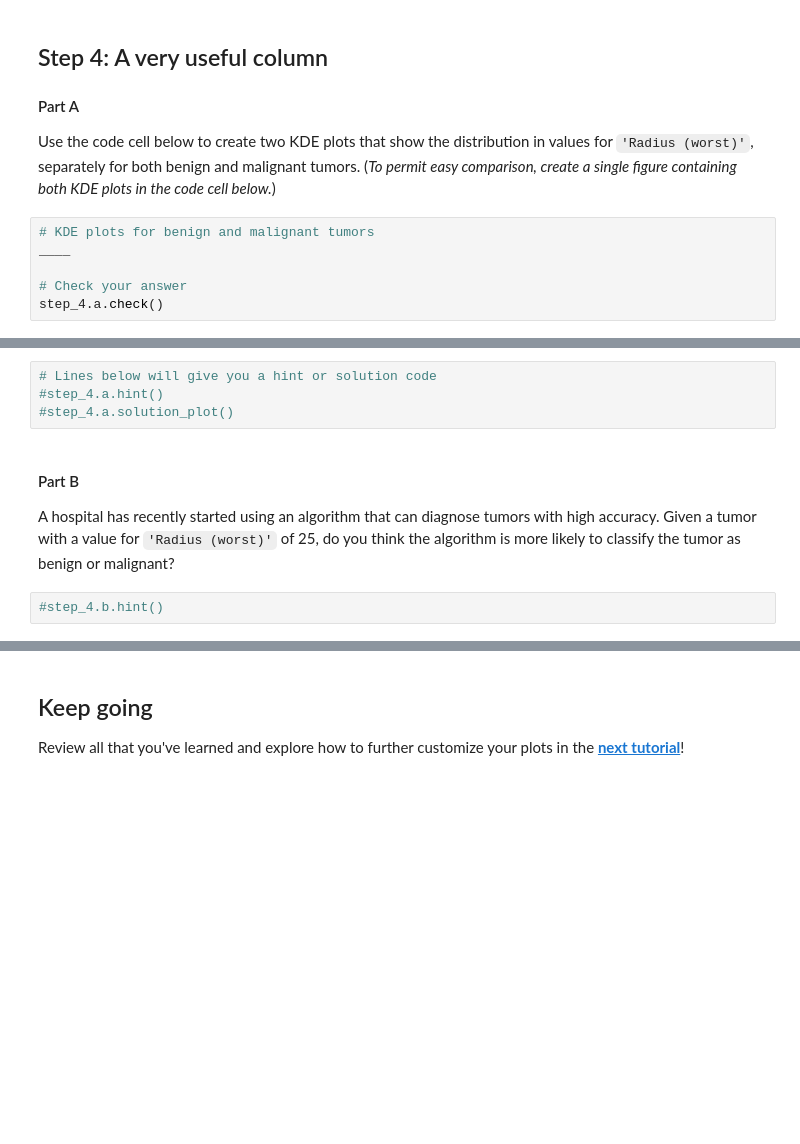
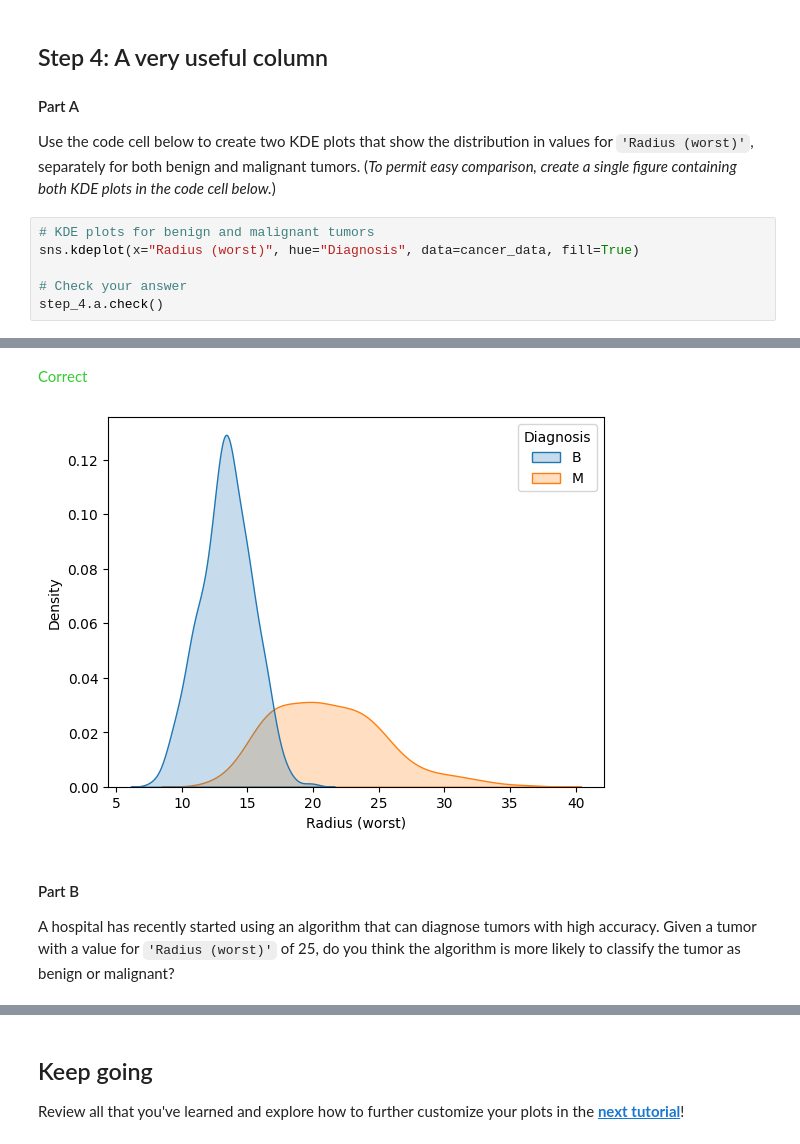
Before and after one commit to acasasis-dev/kaggle, a Jupyter notebook: data-visualization/05-distributions/exercise/exercise-distributions.ipynb, the cells around one changed output, grey strips where cells are left out. Cells and saved outputs as stored; diff of their text form; blank space fills up the shorter version.

Commit message:
Data Visualization exercise 05 answers and outputs

```diff
--- a/data-visualization/05-distributions/exercise/exercise-distributions.ipynb
+++ b/data-visualization/05-distributions/exercise/exercise-distributions.ipynb
@@ -117,7 +130,8 @@ step_3.b.solution()
 Use the code cell below to create two KDE plots that show the distribution in values for `'Radius (worst)'`, separately for both benign and malignant tumors.  (_To permit easy comparison, create a single figure containing both KDE plots in the code cell below._)
 # %%
 # KDE plots for benign and malignant tumors
-____
+sns.kdeplot(x="Radius (worst)", hue="Diagnosis", data=cancer_data, fill=True)
 
 # Check your answer
 step_4.a.check()
+# %% [output]
@@ -124,13 +139,9 @@ step_4.a.check()
+<span style="color:#33cc33">Correct</span>
+[figure, added]
-# %%
-# Lines below will give you a hint or solution code
-#step_4.a.hint()
-#step_4.a.solution_plot()
 # %% [markdown]
 #### Part B
 
 A hospital has recently started using an algorithm that can diagnose tumors with high accuracy.  Given a tumor with a value for `'Radius (worst)'` of 25, do you think the algorithm is more likely to classify the tumor as benign or malignant?
-# %%
-#step_4.b.hint()
 # %%
 # Check your answer (Run this code cell to receive credit!)
 step_4.b.solution()
```
Also changed, not shown: parts of 13 cells of this notebook.
